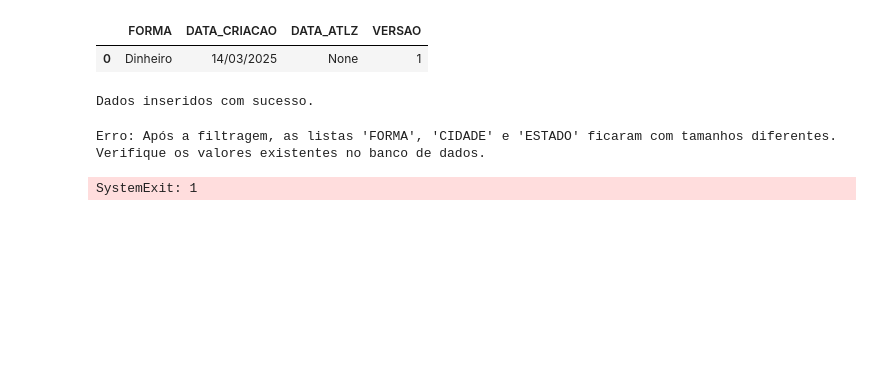
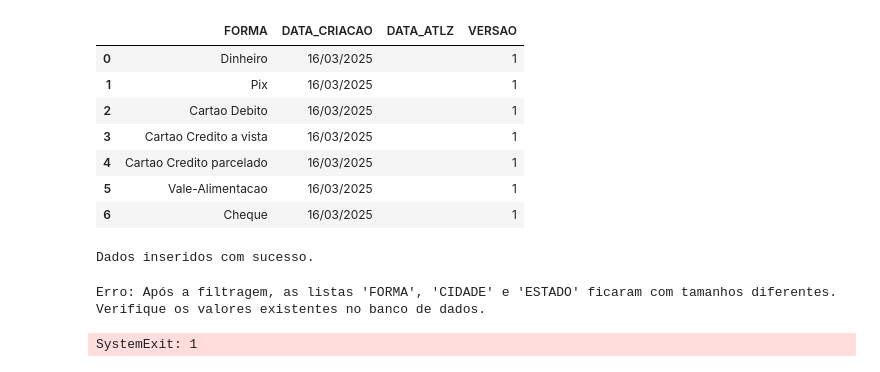
Before and after one commit to Marcelo-Augusto-Silva-Pinto/Python_Projetos, a Jupyter notebook: PROJETOMERCADO/TabelaFormaPagamento.ipynb, the cells around one changed output. Cells and saved outputs as stored; diff of their text form; code cells hidden in the pictures; blank space fills up the shorter version.

```diff
--- a/PROJETOMERCADO/TabelaFormaPagamento.ipynb
+++ b/PROJETOMERCADO/TabelaFormaPagamento.ipynb
@@ -4,6 +4,8 @@
 import pandas as pd
 from datetime import date
 from sqlalchemy import create_engine, VARCHAR, DATE, INTEGER, text
+import numpy as np
+import unicodedata
 
 server = "DESKTOP-HV85ADA\\PROJETO_MERCADO"
 bancodados = "MERCADO_OLTP"
@@ -11,11 +13,24 @@ driver = "ODBC Driver 17 for SQL Server"
 conexaostring = f"mssql+pyodbc://{server}/{bancodados}?driver={driver}&Trusted_Connection=yes"
 engine = create_engine(conexaostring)
 
+# Função para remover espaços desnecessários em todos os tipos de dados
+def strip_all_types(col):
+    # Converte a coluna para string, remove espaços extras e aplica strip
+    col_stripped = col.astype(str).str.replace(r'\s+', ' ', regex=True).str.strip()
 
-lista_forma_pagamento = ["Dinheiro       ", "Pix", "Cartao Debito", "Cartao Credito a vista",
-                    "Cartao Credito parcelado", "Vale-Alimentacao", "Cheque"]
+    # Converte de volta para o tipo original da coluna
+    if np.issubdtype(col.dtype, np.integer):  # Se for inteiro
+        return pd.to_numeric(col_stripped, errors='coerce').astype(col.dtype)
+    elif np.issubdtype(col.dtype, np.floating):  # Se for float
+        return pd.to_numeric(col_stripped, errors='coerce').astype(col.dtype)
+    elif np.issubdtype(col.dtype, np.datetime64):  # Se for data
+        return pd.to_datetime(col_stripped, errors='coerce')
+    else:  # Se for string ou outro tipo
+        return col_stripped
 
-#Adicionar uma limpeza tipo STRIP() na lista de entrada
+
+lista_forma_pagamento = ["Dinheiro", "Pix", "Cartao Debito","Cartao Credito a vista",
+                         "Cartao Credito parcelado", "Vale-Alimentacao", "Cheque"]
 
 tabela = "FORMA_PAGAMENTO"
 coluna = "FORMA"
@@ -24,39 +39,51 @@ with engine.connect() as conn:
     query = text(f"SELECT {coluna} FROM {tabela}")
     lista_valores_existentes = pd.read_sql(query, conn)[coluna].tolist()
 
+    df = pd.DataFrame({'coluna1': lista_forma_pagamento})
+
+    df = df.apply(strip_all_types)
+
+    lista_forma_pagamento = df['coluna1'].tolist()
+
     lista_valores_para_adicionar = [forma for forma in lista_forma_pagamento if forma not in lista_valores_existentes]
 
     if lista_valores_para_adicionar:
 
         df_FORMA_PAGAMENTO = pd.DataFrame({
                                             'FORMA':         lista_valores_para_adicionar,
                                             'DATA_CRIACAO':  date.today().strftime('%d/%m/%Y'),
-                                            'DATA_ATLZ':     None,
+                                            'DATA_ATLZ':     " ",
                                             'VERSAO':        1,
         })
 
         tipo_dados_forma_pagamento = {
                                 'FORMA':         VARCHAR(50),
                                 'DATA_CRIACAO':  DATE,
                                 'DATA_ATLZ':     DATE,
                                 'VERSAO':        INTEGER,
 
         }
 
         #Limpa os espacos desnecessarios
-        df_FORMA_PAGAMENTO = df_FORMA_PAGAMENTO.apply(lambda col: col.str.replace(r'\s+', ' ', regex=True).str.strip() if col.dtype == 'object' else col) #remove espacos antes e depois de uma string
+        df_FORMA_PAGAMENTO = df_FORMA_PAGAMENTO.apply(strip_all_types)
         display(df_FORMA_PAGAMENTO)
         #envia a tabela
         df_FORMA_PAGAMENTO.to_sql(name= tabela, con=engine,if_exists='append',index=False,dtype=tipo_dados_forma_pagamento)
 
         print("Dados inseridos com sucesso.")
     else:
         print("Nenhum valor adicionado.")
 
 engine.dispose()
 # %% [output]
 |  | FORMA | DATA_CRIACAO | DATA_ATLZ | VERSAO |
-| 0 | Dinheiro | 14/03/2025 | None | 1 |
+| 0 | Dinheiro | 16/03/2025 |  | 1 |
+| 1 | Pix | 16/03/2025 |  | 1 |
+| 2 | Cartao Debito | 16/03/2025 |  | 1 |
+| 3 | Cartao Credito a vista | 16/03/2025 |  | 1 |
+| 4 | Cartao Credito parcelado | 16/03/2025 |  | 1 |
+| 5 | Vale-Alimentacao | 16/03/2025 |  | 1 |
+| 6 | Cheque | 16/03/2025 |  | 1 |
 Dados inseridos com sucesso.
 # %%
 #Script para adicionar valor por lista em todas as colunas da tabela Forma Pagamento
```
Also changed, not shown: 4 other files.
